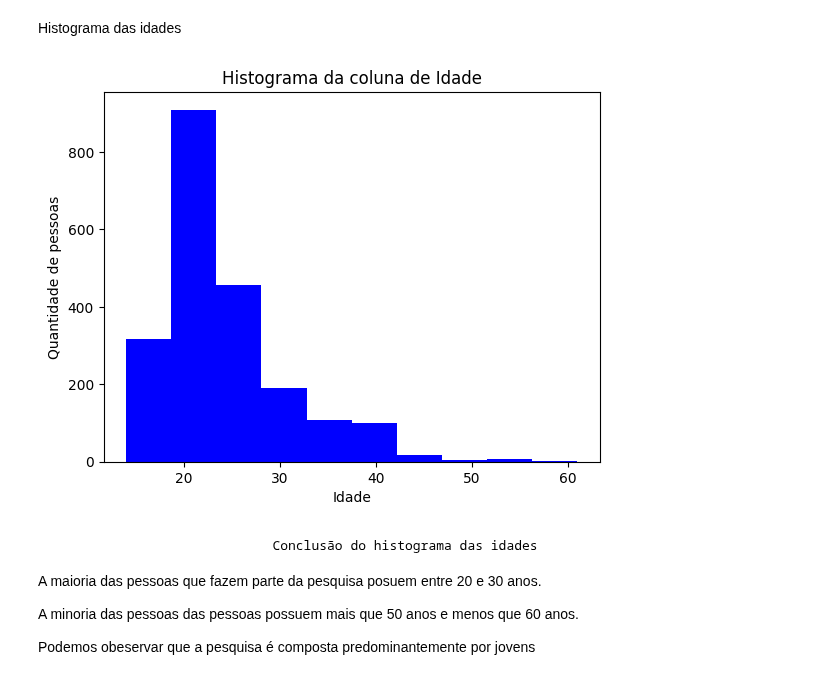
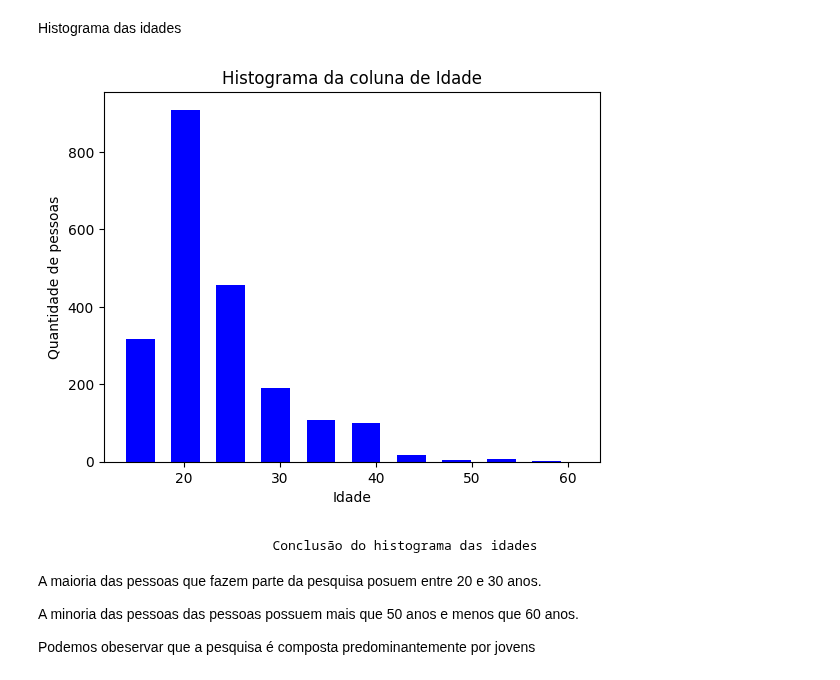
Before and after one commit to caikedomingues/Analise-de-dados-sobre-obesidade, a Jupyter notebook: Analise_Obesidade.ipynb, the cells around one changed output. Drawn from its saved outputs; the diff is of its cells as text; code cells hidden in the pictures.

Commit message:
fiz algumas mudanças no metodo de criar histogramas
Também fiz a conversão de uma coluna float para uma coluna de valor inteiro

```diff
--- a/Analise_Obesidade.ipynb
+++ b/Analise_Obesidade.ipynb
@@ -691,9 +670,46 @@ def criar_histograma(coluna, cor_da_barra):
+# %%
+# Função que irá criar histogramas: A função irá receber como argumento
+# a coluna que será utilizada na análise, a cor da barra e a largura
+# da barra (argumento que será opcional, sendo assim, ela rrecebe como
+# valor padrão o None(nenhum))
+def criar_histograma(coluna, cor_da_barra, largura_da_barra = None):
+
+    # Ira criar o titulo do gráfico
+   plt.title(f'Histograma da coluna de {coluna}')
+
+    # Ira definir o rótulo do eixo x
+   plt.xlabel(f'{coluna}')
+
+    # Irá definir o rótulo do eixo y
+   plt.ylabel('Quantidade de pessoas')
+
+    # Como o parametro width não aceita o tipo None, vamos fazer uma validação
+    # que ira verificar se o argumento foi ou não passado na função. Basicamente
+    # vamos verificar se o None foi substituido por um valor numérico (valor
+    # da largura da barra)
+   if largura_da_barra is not None:
+
+        # Se o usuário passar um valor para a largura da barra, vamos passar como argumento pro
+        # plt.hist a base de dados análisada, a coluna que será utilizada na análise, a cor e a
+        # largura da barra.
+        plt.hist(data=colunas_numericas, x = coluna, color = cor_da_barra , width=largura_da_barra)
+
+   else:
+
+       # Caso o usuário não passe uma largura para a barra, vamos simplesmente
+       # omitir o parametro width da função plt.hist
+       plt.hist(data=colunas_numericas, x = coluna, color=cor_da_barra)
+
+
+
+   # Ira exibir o gráfico no terminal
+   plt.show()
 # %% [markdown]
 Histograma das idades
 # %%
-criar_histograma('Idade', 'blue')
+criar_histograma('Idade', 'blue', 3)
 # %% [output]
-[figure, old version]
+[figure, new version]
 # %% [markdown]
                                 Conclusão do histograma das idades
 A maioria das pessoas que fazem parte da pesquisa posuem entre 20 e 30 anos.
```
Also changed, not shown: parts of 8 cells of this notebook.
